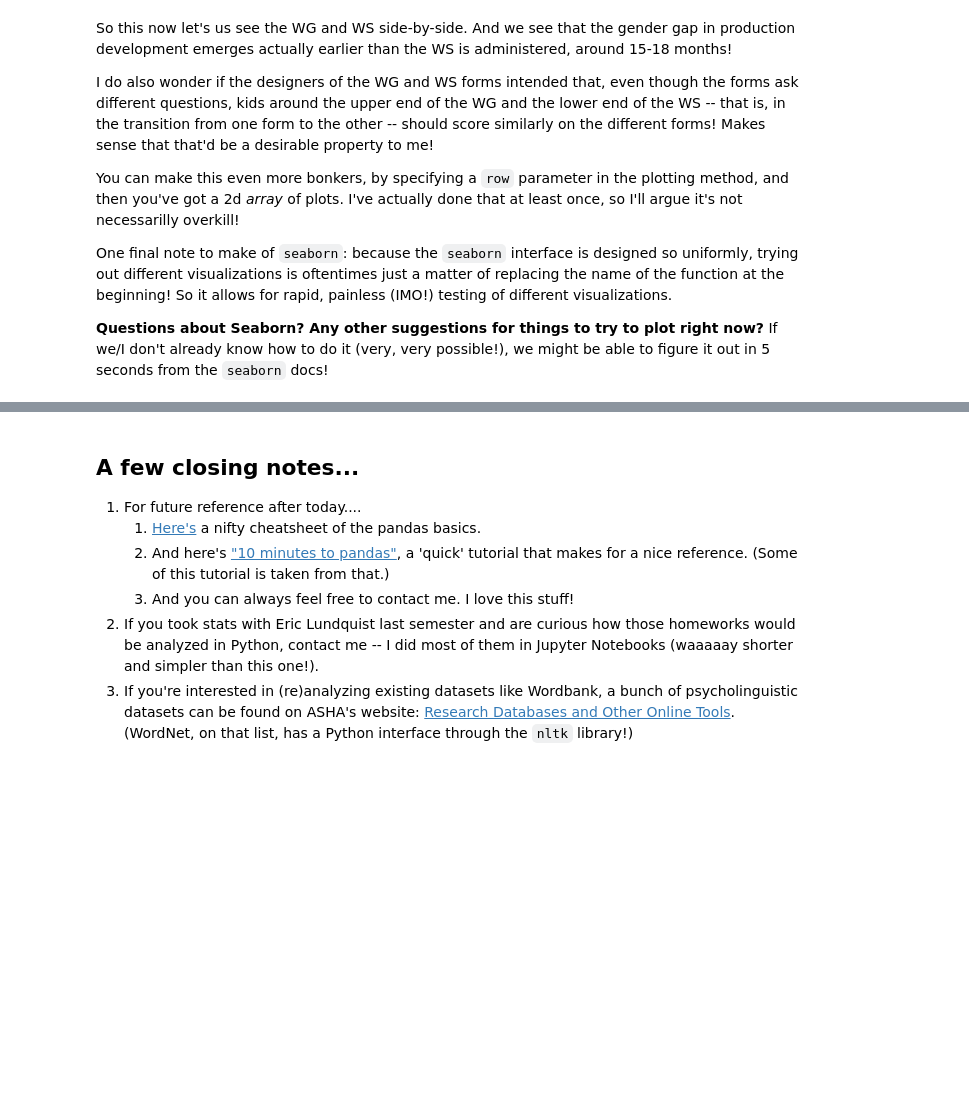
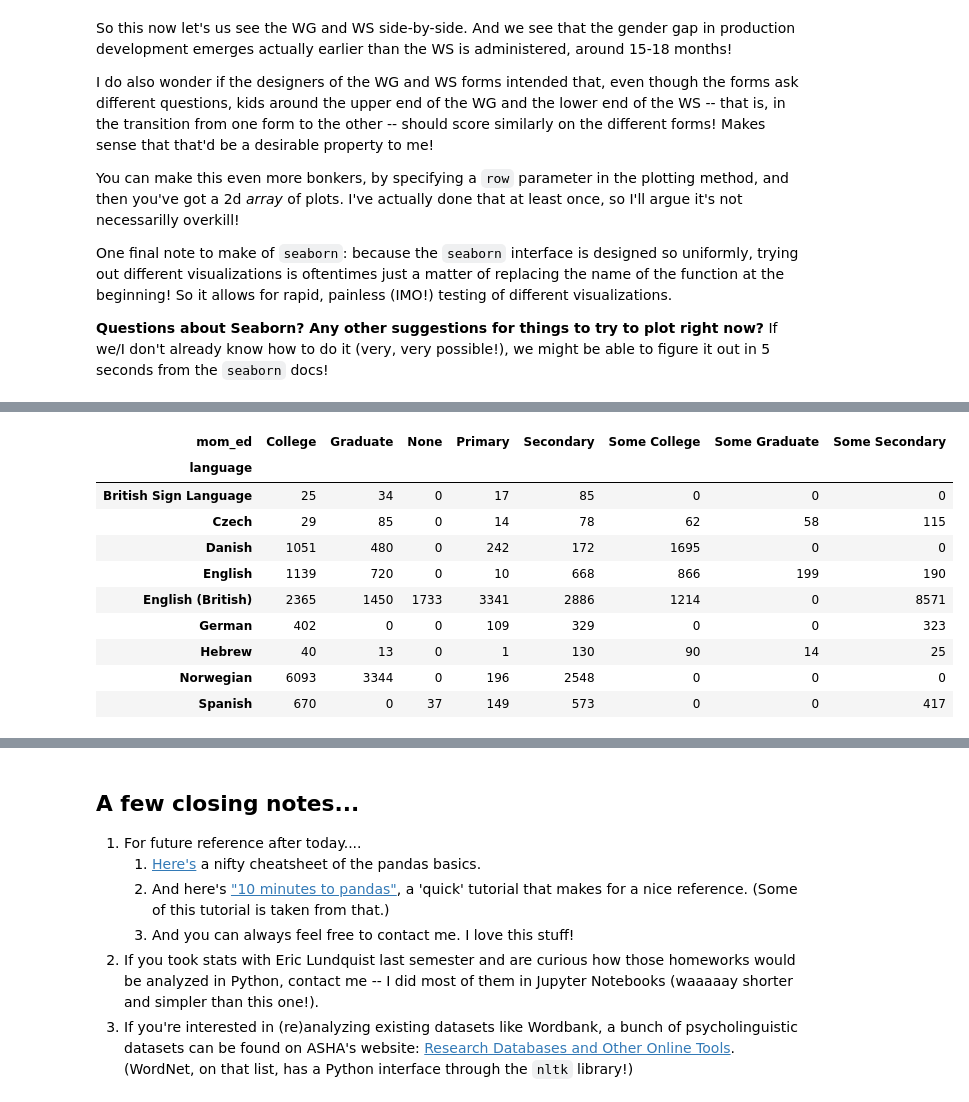
Before and after one commit to drussellmrichie/uconn_jterm_python_workshops, a Jupyter notebook: python-data-analysis/Python Data Analysis Tutorial.ipynb, the cells around one changed output, grey strips where cells are left out. Cells and saved outputs as stored; diff of their text form; code cells hidden in the pictures; blank space fills up the shorter version.

```diff
--- a/python-data-analysis/Python Data Analysis Tutorial.ipynb
+++ b/python-data-analysis/Python Data Analysis Tutorial.ipynb
@@ -771,0 +877,15 @@ These data are of a volume and complexity that really motivate a programmatic an
+# %%
+lang_mom_ed_crosstab = pd.crosstab(admin_data['language'],admin_data['mom_ed'])
+lang_mom_ed_crosstab
+# %% [output]
+| mom_ed | College | Graduate | None | Primary | Secondary | Some College | Some Graduate | Some Secondary |
+| language |  |  |  |  |  |  |  |  |
+| British Sign Language | 25 | 34 | 0 | 17 | 85 | 0 | 0 | 0 |
+| Czech | 29 | 85 | 0 | 14 | 78 | 62 | 58 | 115 |
+| Danish | 1051 | 480 | 0 | 242 | 172 | 1695 | 0 | 0 |
+| English | 1139 | 720 | 0 | 10 | 668 | 866 | 199 | 190 |
+| English (British) | 2365 | 1450 | 1733 | 3341 | 2886 | 1214 | 0 | 8571 |
+| German | 402 | 0 | 0 | 109 | 329 | 0 | 0 | 323 |
+| Hebrew | 40 | 13 | 0 | 1 | 130 | 90 | 14 | 25 |
+| Norwegian | 6093 | 3344 | 0 | 196 | 2548 | 0 | 0 | 0 |
+| Spanish | 670 | 0 | 37 | 149 | 573 | 0 | 0 | 417 |
```
Also changed, not shown: parts of 76 cells of this notebook, 4 other files.
